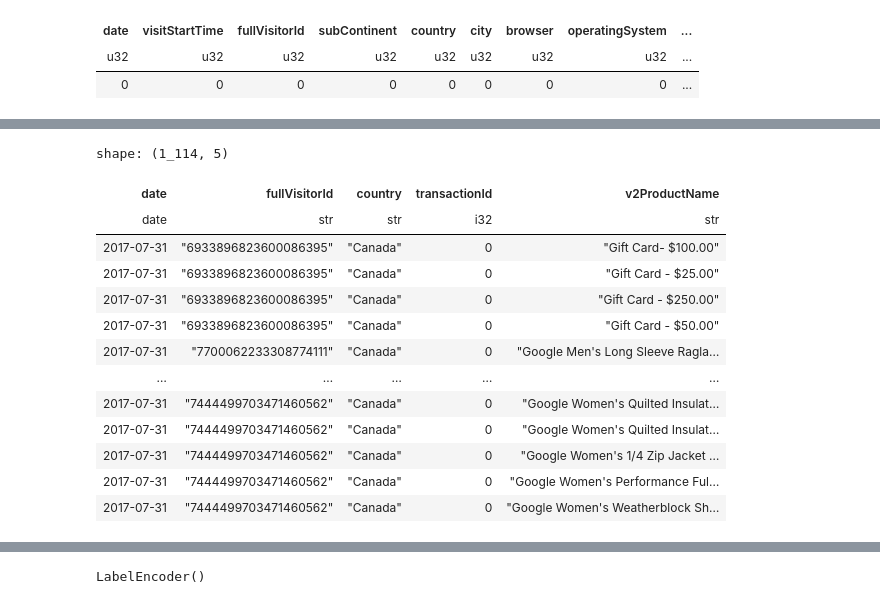
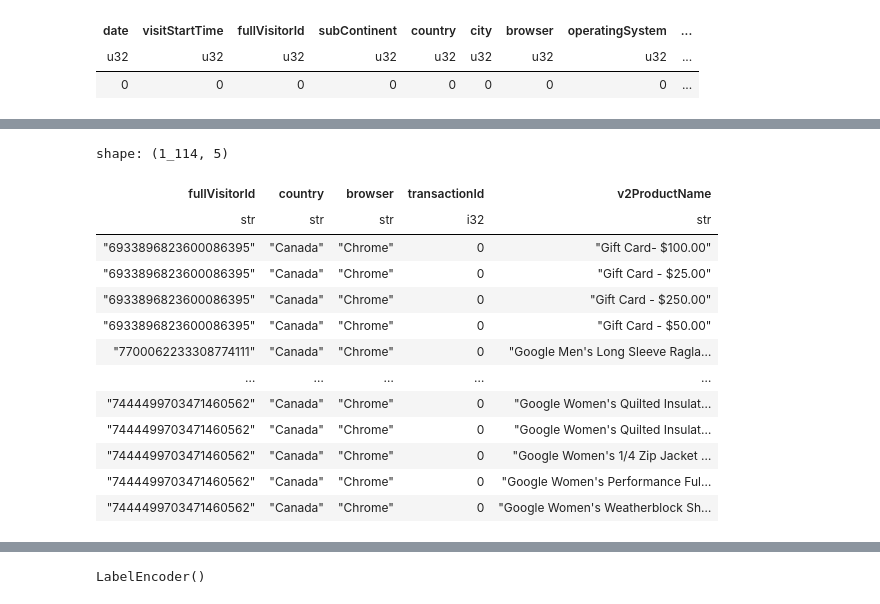
Before and after one commit to Andrew-Bordei/Data-Science, a Jupyter notebook: recommendation_system/notebooks/preprocessing.ipynb, the cells around one changed output, grey strips where cells are left out. Drawn from its saved outputs; the diff is of its cells as text; code cells hidden in the pictures.

```diff
--- a/recommendation_system/notebooks/preprocessing.ipynb
+++ b/recommendation_system/notebooks/preprocessing.ipynb
@@ -159,25 +160,26 @@ shape: (31_582, 5)
 # encoding = encoding.with_columns(pl.col('transactionId').mean().alias('transactionId'))
 # %%
 canada = df_cleaned.filter(pl.col('country') == "Canada").select(
-    pl.col('date'),pl.col('fullVisitorId'),pl.col('country'),pl.col('transactionId'),pl.col('v2ProductName')
+    pl.col('fullVisitorId'),pl.col('country'), pl.col('browser'),
+    pl.col('transactionId'),pl.col('v2ProductName')
 )
 # canada = canada.with_columns(pl.col('transactionId').mean().alias('transactionId'))
 canada
 # %% [output]
 shape: (1_114, 5)
-| date | fullVisitorId | country | transactionId | v2ProductName |
-| date | str | str | i32 | str |
-| 2017-07-31 | "6933896823600086395" | "Canada" | 0 | "Gift Card- $100.00" |
-| 2017-07-31 | "6933896823600086395" | "Canada" | 0 | "Gift Card - $25.00" |
-| 2017-07-31 | "6933896823600086395" | "Canada" | 0 | "Gift Card - $250.00" |
-| 2017-07-31 | "6933896823600086395" | "Canada" | 0 | "Gift Card - $50.00" |
-| 2017-07-31 | "7700062233308774111" | "Canada" | 0 | "Google Men's Long Sleeve Ragla… |
+| fullVisitorId | country | browser | transactionId | v2ProductName |
+| str | str | str | i32 | str |
+| "6933896823600086395" | "Canada" | "Chrome" | 0 | "Gift Card- $100.00" |
+| "6933896823600086395" | "Canada" | "Chrome" | 0 | "Gift Card - $25.00" |
+| "6933896823600086395" | "Canada" | "Chrome" | 0 | "Gift Card - $250.00" |
+| "6933896823600086395" | "Canada" | "Chrome" | 0 | "Gift Card - $50.00" |
+| "7700062233308774111" | "Canada" | "Chrome" | 0 | "Google Men's Long Sleeve Ragla… |
 | … | … | … | … | … |
-| 2017-07-31 | "7444499703471460562" | "Canada" | 0 | "Google Women's Quilted Insulat… |
-| 2017-07-31 | "7444499703471460562" | "Canada" | 0 | "Google Women's Quilted Insulat… |
-| 2017-07-31 | "7444499703471460562" | "Canada" | 0 | "Google Women's 1/4 Zip Jacket … |
-| 2017-07-31 | "7444499703471460562" | "Canada" | 0 | "Google Women's Performance Ful… |
-| 2017-07-31 | "7444499703471460562" | "Canada" | 0 | "Google Women's Weatherblock Sh… |
+| "7444499703471460562" | "Canada" | "Chrome" | 0 | "Google Women's Quilted Insulat… |
+| "7444499703471460562" | "Canada" | "Chrome" | 0 | "Google Women's Quilted Insulat… |
+| "7444499703471460562" | "Canada" | "Chrome" | 0 | "Google Women's 1/4 Zip Jacket … |
+| "7444499703471460562" | "Canada" | "Chrome" | 0 | "Google Women's Performance Ful… |
+| "7444499703471460562" | "Canada" | "Chrome" | 0 | "Google Women's Weatherblock Sh… |
 # %%
 new_df = encoding.vstack(canada)
 new_df
```
Also changed, not shown: parts of 21 cells of this notebook.
